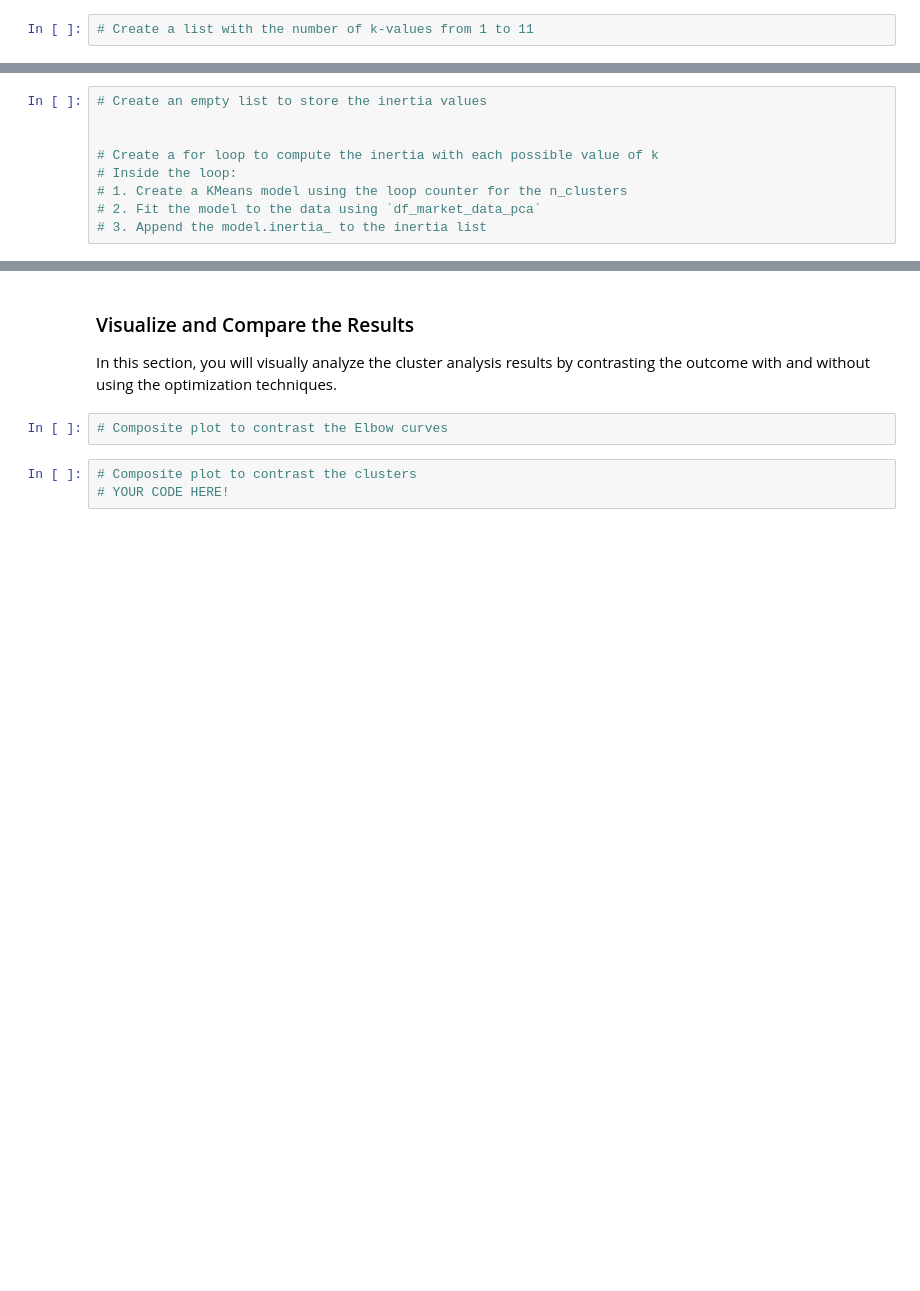
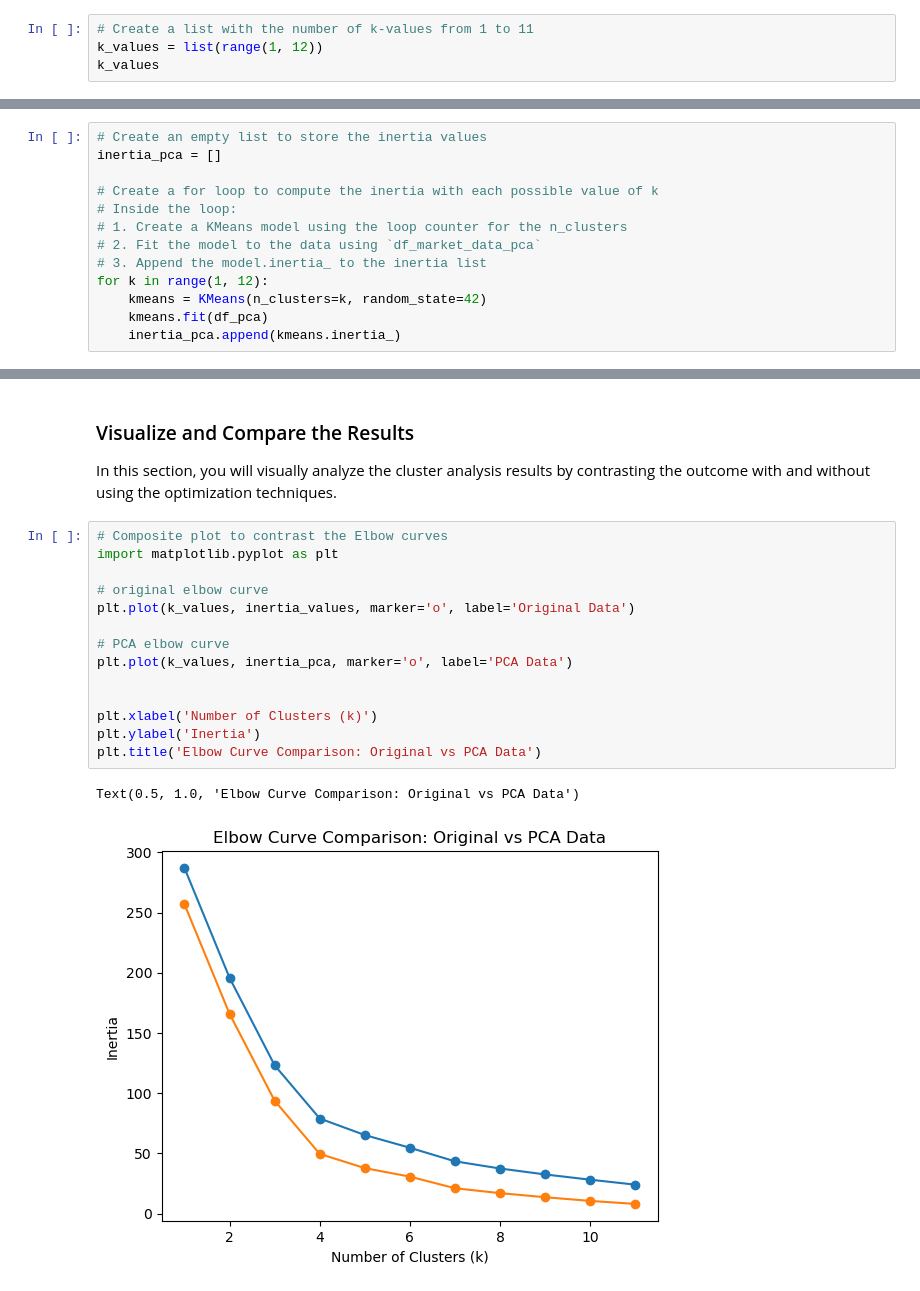
Before and after one commit to JohanaMarie/CryptoClustering, a Jupyter notebook: Crypto_Clustering.ipynb, the cells around one changed output, grey strips where cells are left out. Cells and saved outputs as stored; diff of their text form; blank space fills up the shorter version.

```diff
--- a/Crypto_Clustering.ipynb
+++ b/Crypto_Clustering.ipynb
@@ -269,3 +286,5 @@ PC3: 0.1760
 ### Find the Best Value for k Using the PCA Data
 # %%
 # Create a list with the number of k-values from 1 to 11
+k_values = list(range(1, 12))
+k_values
@@ -272,11 +293,15 @@ PC3: 0.1760
 # %%
 # Create an empty list to store the inertia values
-
+inertia_pca = []
 
 # Create a for loop to compute the inertia with each possible value of k
 # Inside the loop:
 # 1. Create a KMeans model using the loop counter for the n_clusters
 # 2. Fit the model to the data using `df_market_data_pca`
 # 3. Append the model.inertia_ to the inertia list
+for k in range(1, 12):
+    kmeans = KMeans(n_clusters=k, random_state=42)
+    kmeans.fit(df_pca)
+    inertia_pca.append(kmeans.inertia_)
 # %%
 # Create a dictionary with the data to plot the Elbow curve
@@ -324,8 +382,20 @@ PC3: 0.1760
 ### Visualize and Compare the Results
 
 In this section, you will visually analyze the cluster analysis results by contrasting the outcome with and without using the optimization techniques.
-# %%
-# Composite plot to contrast the Elbow curves
-# %%
-# Composite plot to contrast the clusters
-# YOUR CODE HERE!
+# %%
+# Composite plot to contrast the Elbow curves
+import matplotlib.pyplot as plt
+
+# original elbow curve
+plt.plot(k_values, inertia_values, marker='o', label='Original Data')
+
+# PCA elbow curve
+plt.plot(k_values, inertia_pca, marker='o', label='PCA Data')
+
+
+plt.xlabel('Number of Clusters (k)')
+plt.ylabel('Inertia')
+plt.title('Elbow Curve Comparison: Original vs PCA Data')
+# %% [output]
+Text(0.5, 1.0, 'Elbow Curve Comparison: Original vs PCA Data')
+[figure, added]
```
Also changed, not shown: parts of 14 cells of this notebook.
